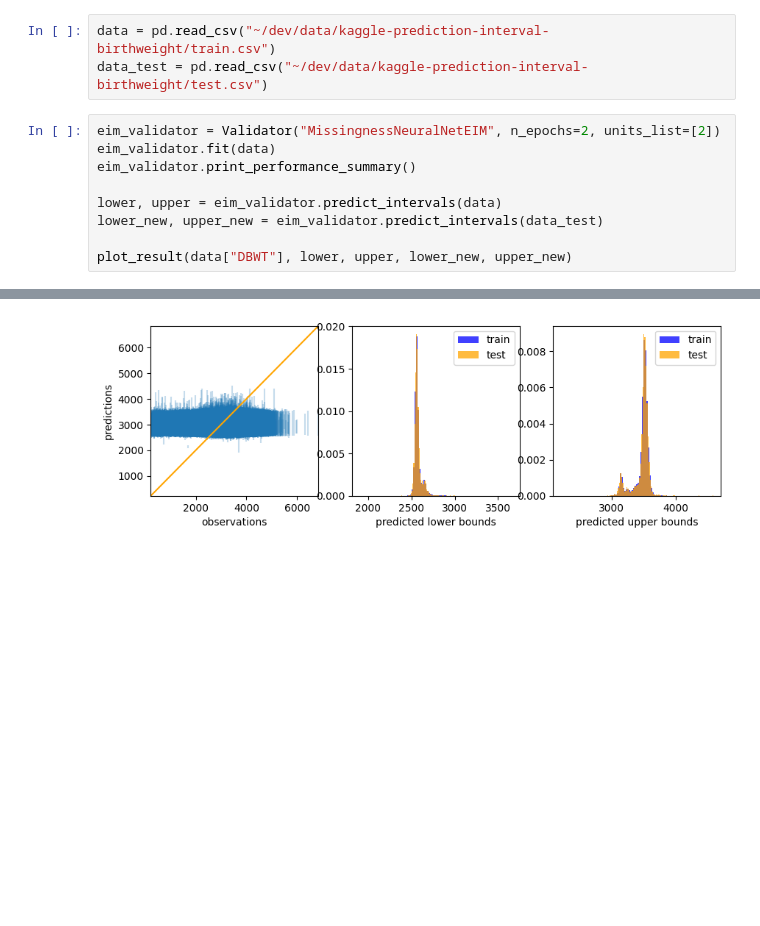
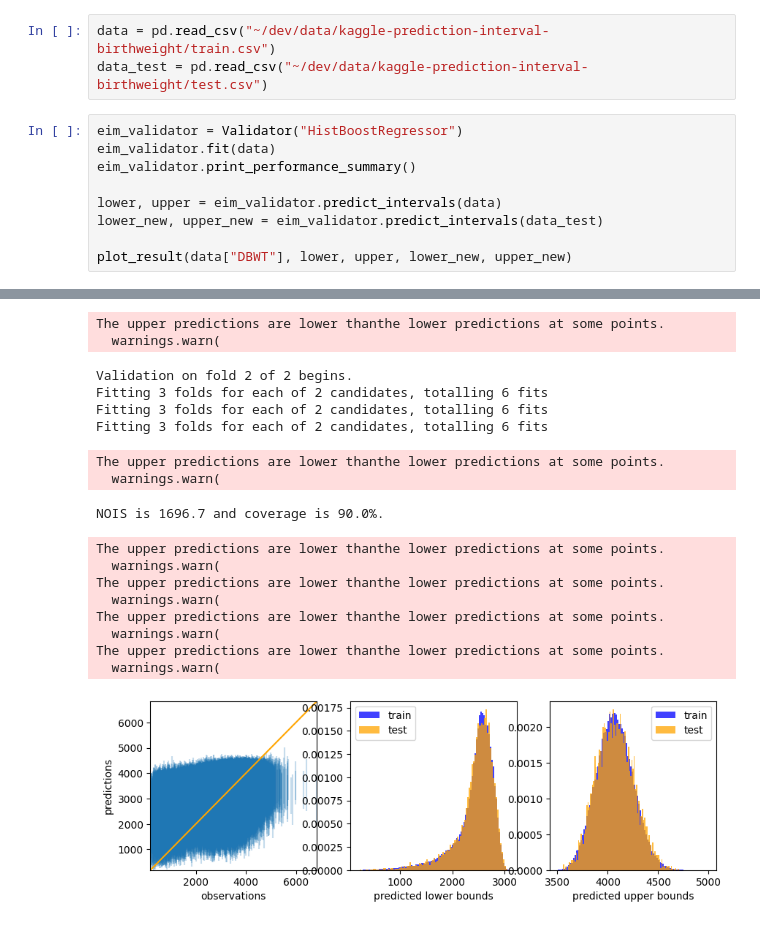
Before and after one commit to hrmerrill/kaggle-prediction-interval-birthweight, a Jupyter notebook: notebooks/testing.ipynb, the cells around one changed output, grey strips where cells are left out. Cells and saved outputs as stored; diff of their text form; blank space fills up the shorter version.

```diff
--- a/notebooks/testing.ipynb
+++ b/notebooks/testing.ipynb
@@ -42,7 +42,7 @@ def plot_result(obs, lower, upper, lower_new, upper_new):
 data = pd.read_csv("~/dev/data/kaggle-prediction-interval-birthweight/train.csv")
 data_test = pd.read_csv("~/dev/data/kaggle-prediction-interval-birthweight/test.csv")
 # %%
-eim_validator = Validator("MissingnessNeuralNetEIM", n_epochs=2, units_list=[2])
+eim_validator = Validator("HistBoostRegressor")
 eim_validator.fit(data)
 eim_validator.print_performance_summary()
 
@@ -69 +58,18 @@ NOIS is 1459.2 and coverage is 48.6%.
+The upper predictions are lower thanthe lower predictions at some points.
+  warnings.warn(
+Validation on fold 2 of 2 begins.
+Fitting 3 folds for each of 2 candidates, totalling 6 fits
+Fitting 3 folds for each of 2 candidates, totalling 6 fits
+Fitting 3 folds for each of 2 candidates, totalling 6 fits
+The upper predictions are lower thanthe lower predictions at some points.
+  warnings.warn(
+NOIS is 1696.7 and coverage is 90.0%.
+The upper predictions are lower thanthe lower predictions at some points.
+  warnings.warn(
+The upper predictions are lower thanthe lower predictions at some points.
+  warnings.warn(
+The upper predictions are lower thanthe lower predictions at some points.
+  warnings.warn(
+The upper predictions are lower thanthe lower predictions at some points.
+  warnings.warn(
-[figure, old version]
+[figure, new version]
```
Also changed, not shown: parts of 1 cell of this notebook, 3 other files.
